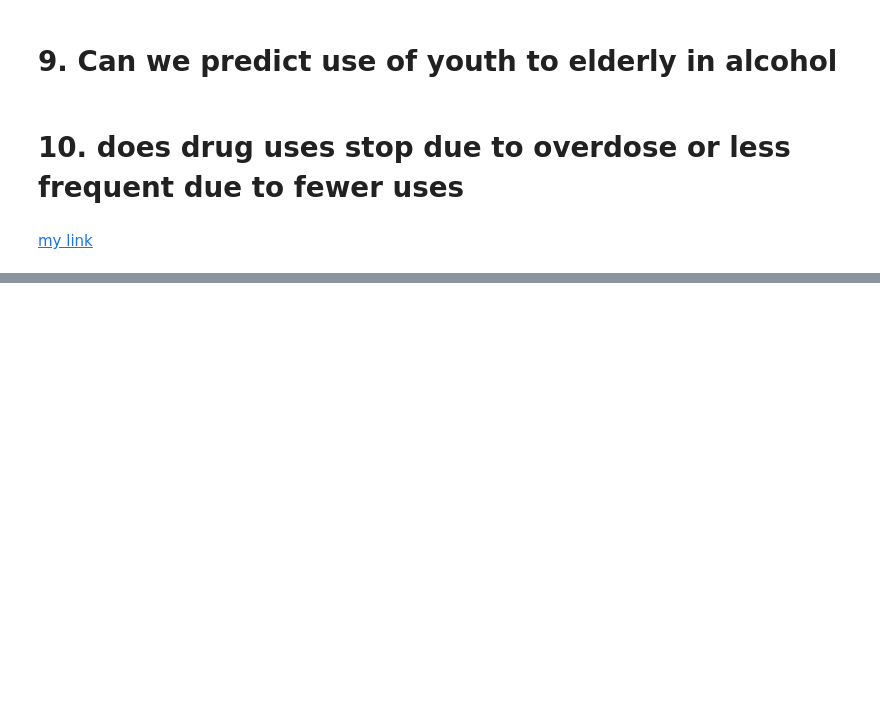
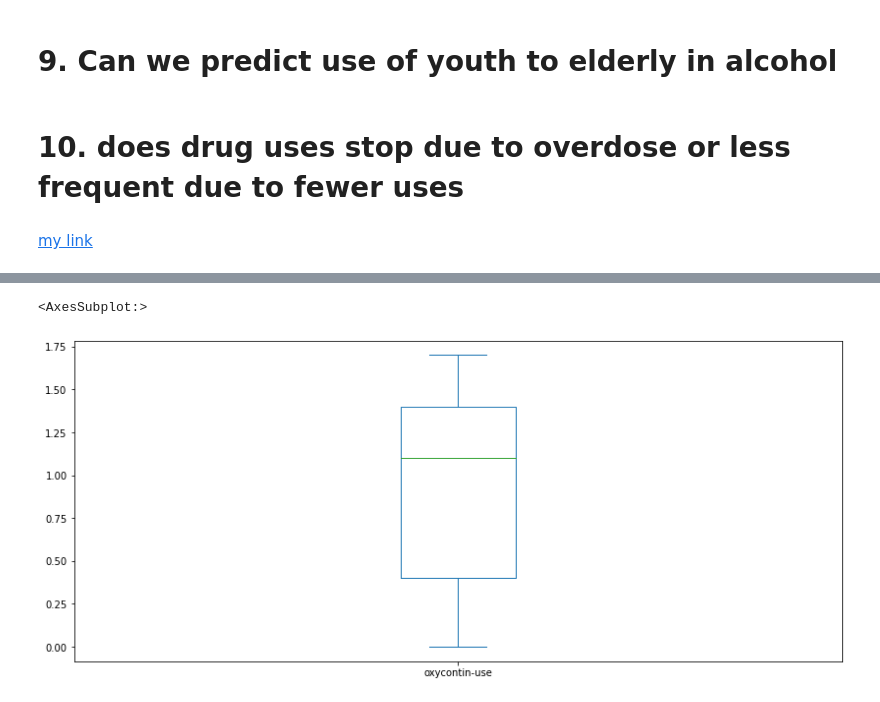
Before and after one commit to Monkeman9592/brandoncruz, a Jupyter notebook: data_druguse/drug use by age.ipynb, the cells around one changed output, grey strips where cells are left out. Saved outputs shown, nothing was run; the diff lists cells and outputs as text; code cells hidden in the pictures; blank space fills up the shorter version.

```diff
--- a/data_druguse/drug use by age.ipynb
+++ b/data_druguse/drug use by age.ipynb
@@ -117,5 +140,12 @@ drug_use['alcohol-use'].median()
 # %%
-drug_use['alcohol-use'].plot(kind='box', vert=True, figsize=(14,6))
+drug_use['oxycontin-use'].plot(kind='box', vert=True, figsize=(14,6))
+# drug_use['inhalant-use'].plot(kind='box', vert=True, figsize=(14,6))
+# drug_use['stimulant-use'].plot(kind='box', vert=True, figsize=(14,6))
+# drug_use['sedative-use'].plot(kind='box', vert=True, figsize=(14,6))
+# drug_use['pain-releiver-use'].plot(kind='box', vert=True, figsize=(14,6))
+# %% [output]
+<AxesSubplot:>
+[figure, added]
 # %%
 drug_use['alcohol-use'].plot(kind='density',  figsize=(14,6))
 drug_use['marijuana-use'].plot(kind='density',  figsize=(14,6))
```
Also changed, not shown: parts of 25 cells of this notebook.
